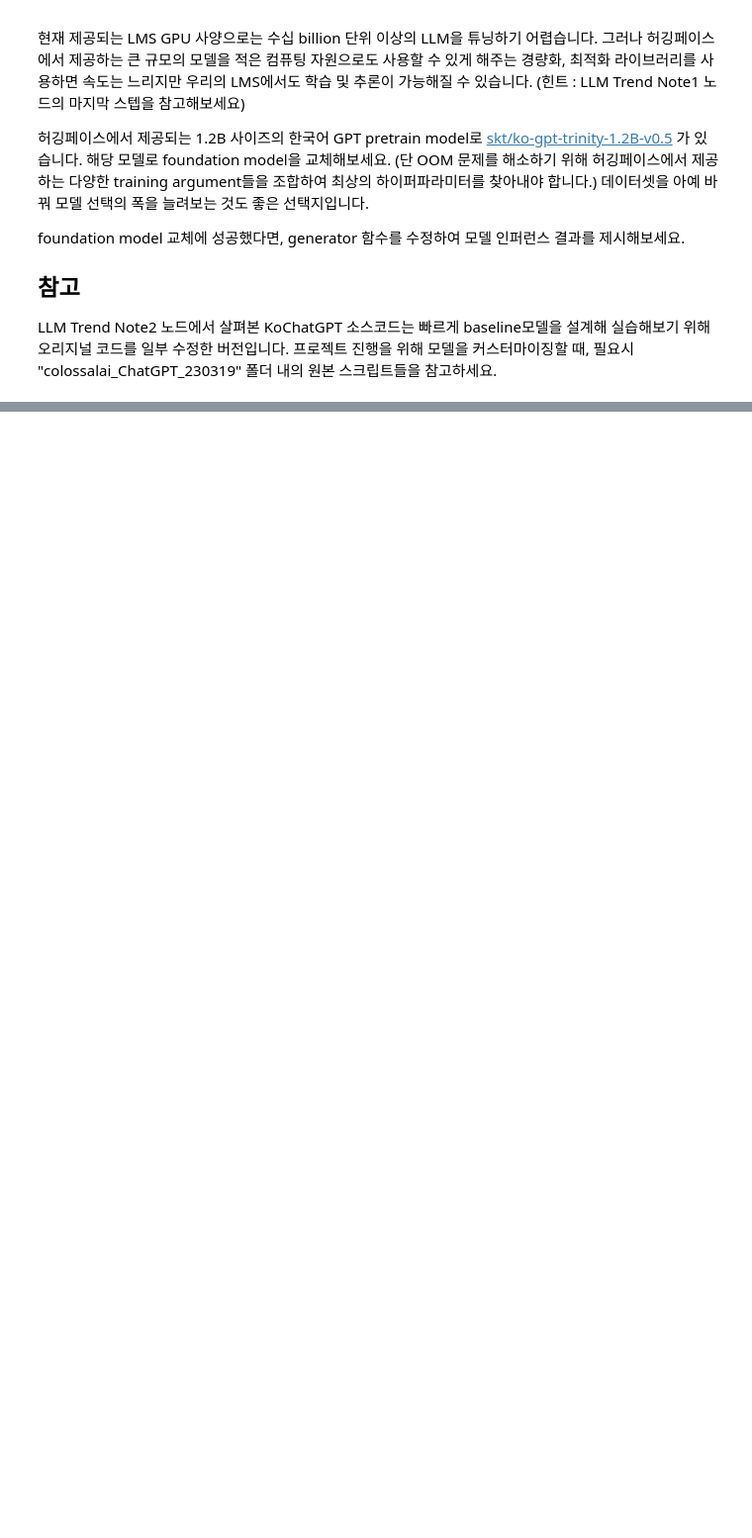
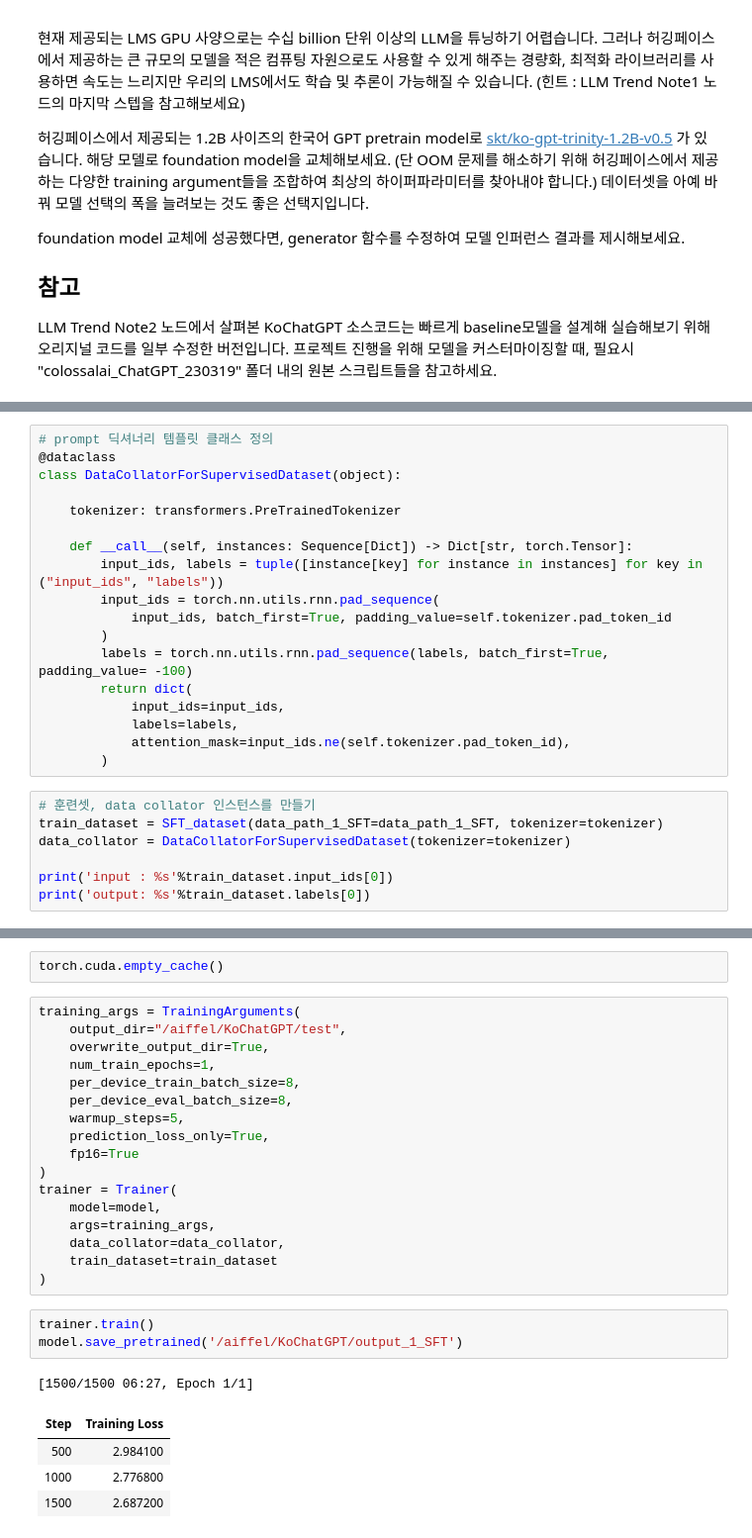
Before and after one commit to wjdgml0526/aiffel_projects, a Jupyter notebook: AIFFEL_Quest16/code.ipynb, the cells around one changed output, grey strips where cells are left out. Shown at 99% size. Saved outputs shown, nothing was run; the diff lists cells and outputs as text; blank space fills up the shorter version.

```diff
--- a/AIFFEL_Quest16/code.ipynb
+++ b/AIFFEL_Quest16/code.ipynb
@@ -80,0 +374,25 @@ LLM Trend Note2 노드에서 살펴본 KoChatGPT 소스코드는
+# %%
+# prompt 딕셔너리 템플릿 클래스 정의
+@dataclass
+class DataCollatorForSupervisedDataset(object):
+
+    tokenizer: transformers.PreTrainedTokenizer
+
+    def __call__(self, instances: Sequence[Dict]) -> Dict[str, torch.Tensor]:
+        input_ids, labels = tuple([instance[key] for instance in instances] for key in ("input_ids", "labels"))
+        input_ids = torch.nn.utils.rnn.pad_sequence(
+            input_ids, batch_first=True, padding_value=self.tokenizer.pad_token_id
+        )
+        labels = torch.nn.utils.rnn.pad_sequence(labels, batch_first=True, padding_value= -100)
+        return dict(
+            input_ids=input_ids,
+            labels=labels,
+            attention_mask=input_ids.ne(self.tokenizer.pad_token_id),
+        )
+# %%
+# 훈련셋, data collator 인스턴스를 만들기
+train_dataset = SFT_dataset(data_path_1_SFT=data_path_1_SFT, tokenizer=tokenizer)
+data_collator = DataCollatorForSupervisedDataset(tokenizer=tokenizer)
+
+print('input : %s'%train_dataset.input_ids[0])
+print('output: %s'%train_dataset.labels[0])
@@ -80,0 +432,28 @@ LLM Trend Note2 노드에서 살펴본 KoChatGPT 소스코드는
+# %%
+torch.cuda.empty_cache()
+# %%
+training_args = TrainingArguments(
+    output_dir="/aiffel/KoChatGPT/test",
+    overwrite_output_dir=True,
+    num_train_epochs=1,
+    per_device_train_batch_size=8,
+    per_device_eval_batch_size=8,
+    warmup_steps=5,
+    prediction_loss_only=True,
+    fp16=True
+)
+trainer = Trainer(
+    model=model,
+    args=training_args,
+    data_collator=data_collator,
+    train_dataset=train_dataset
+)
+# %%
+trainer.train()
+model.save_pretrained('/aiffel/KoChatGPT/output_1_SFT')
+# %% [output]
+[1500/1500 06:27, Epoch 1/1]
+| Step | Training Loss |
+| 500 | 2.984100 |
+| 1000 | 2.776800 |
+| 1500 | 2.687200 |
```
Also changed, not shown: parts of 68 cells of this notebook.
